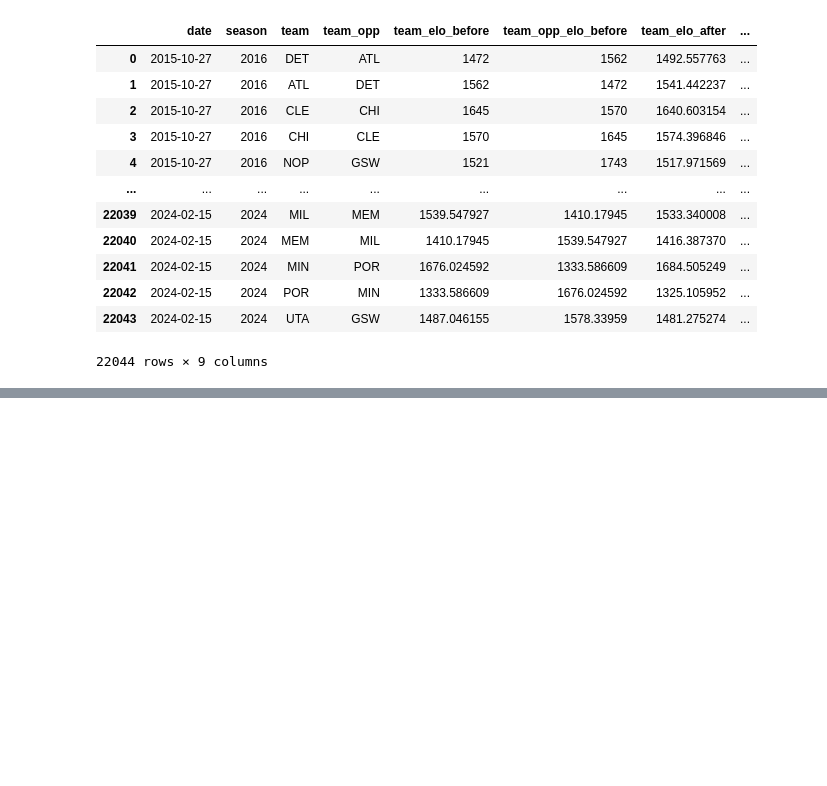
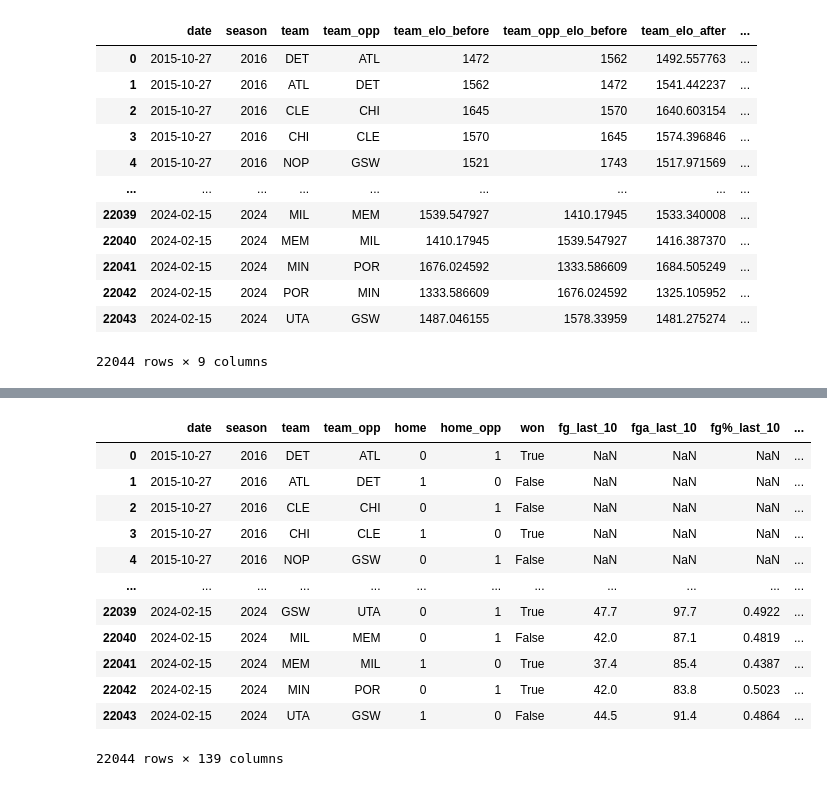
Before and after one commit to rqian239/RunTime, a Jupyter notebook: runtime/notebooks/feature_engineering_for_team_data.ipynb, the cells around one changed output, grey strips where cells are left out. Saved outputs shown, nothing was run; the diff lists cells and outputs as text; code cells hidden in the pictures; blank space fills up the shorter version.

Commit message:
Calculating last 10 game stats (there is an error)

```diff
--- a/runtime/notebooks/feature_engineering_for_team_data.ipynb
+++ b/runtime/notebooks/feature_engineering_for_team_data.ipynb
@@ -469,0 +495,37 @@ elo_analysis_df.to_csv(path_to_elo_analysis_csv)
+# %%
+combined_recent_performance_df = pd.DataFrame()
+
+row_count = 0
+
+# These are the nonnumeric features in our data
+non_numeric_cols = ['date', 'season', 'team', 'team_opp', 'home', 'home_opp', 'won']
+
+for season in df["season"].unique():
+
+    # Get the team stats from a single season
+    season_team_stats = df[df["season"] == season].sort_values(by = 'date').reset_index(drop = True)
+
+    season_last_10_games_df = pd.DataFrame()
+
+    for index, row in season_team_stats.iterrows():
+        game_date = row["date"]
+        team = row["team"]
+        team_opp = row["team_opp"]
+
+        team_recent_performance = get_avg_stats_last_n_games(team, game_date, season_team_stats, non_numeric_cols, 10)
+
+        non_numeric_part_of_df = pd.DataFrame(row[non_numeric_cols]).transpose()
+
+        # Need to do this in order to concat horizontally properly
+        non_numeric_part_of_df.reset_index(drop=True, inplace=True)
+        team_recent_performance.reset_index(drop=True, inplace=True)
+
+        new_row = pd.concat([non_numeric_part_of_df, team_recent_performance], axis=1)
+
+        season_last_10_games_df = pd.concat([season_last_10_games_df, new_row], ignore_index=True)
+
+        row_count += 1
+        if(row_count % 1000 == 0):
+            print(f"Processed {row_count}/{len(df)}")
+
+    combined_recent_performance_df = pd.concat([combined_recent_performance_df, season_last_10_games_df], ignore_index=True)
@@ -469,0 +550,16 @@ elo_analysis_df.to_csv(path_to_elo_analysis_csv)
+# %%
+combined_recent_performance_df
+# %% [output]
+|  | date | season | team | team_opp | home | home_opp | won | fg_last_10 | fga_last_10 | fg%_last_10 | ... |
+| 0 | 2015-10-27 | 2016 | DET | ATL | 0 | 1 | True | NaN | NaN | NaN | ... |
+| 1 | 2015-10-27 | 2016 | ATL | DET | 1 | 0 | False | NaN | NaN | NaN | ... |
+| 2 | 2015-10-27 | 2016 | CLE | CHI | 0 | 1 | False | NaN | NaN | NaN | ... |
+| 3 | 2015-10-27 | 2016 | CHI | CLE | 1 | 0 | True | NaN | NaN | NaN | ... |
+| 4 | 2015-10-27 | 2016 | NOP | GSW | 0 | 1 | False | NaN | NaN | NaN | ... |
+| ... | ... | ... | ... | ... | ... | ... | ... | ... | ... | ... | ... |
+| 22039 | 2024-02-15 | 2024 | GSW | UTA | 0 | 1 | True | 47.7 | 97.7 | 0.4922 | ... |
+| 22040 | 2024-02-15 | 2024 | MIL | MEM | 0 | 1 | False | 42.0 | 87.1 | 0.4819 | ... |
+| 22041 | 2024-02-15 | 2024 | MEM | MIL | 1 | 0 | True | 37.4 | 85.4 | 0.4387 | ... |
+| 22042 | 2024-02-15 | 2024 | MIN | POR | 0 | 1 | True | 42.0 | 83.8 | 0.5023 | ... |
+| 22043 | 2024-02-15 | 2024 | UTA | GSW | 1 | 0 | False | 44.5 | 91.4 | 0.4864 | ... |
+22044 rows × 139 columns
```
Also changed, not shown: parts of 20 cells of this notebook.
